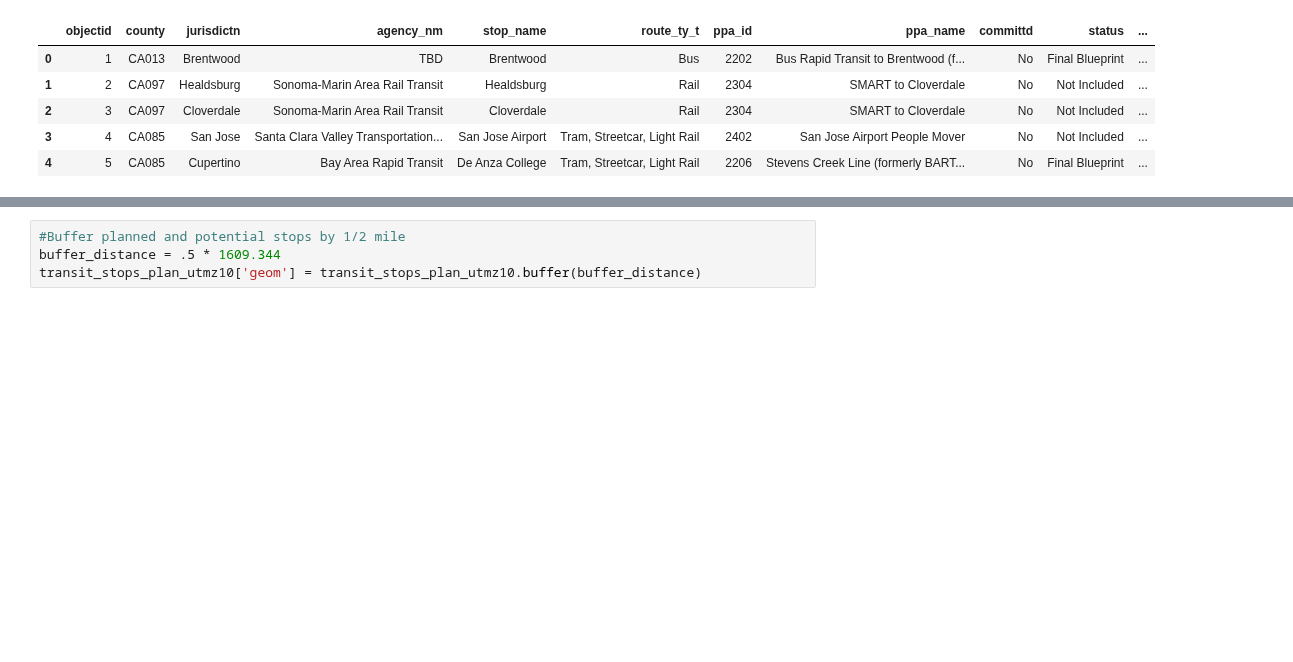
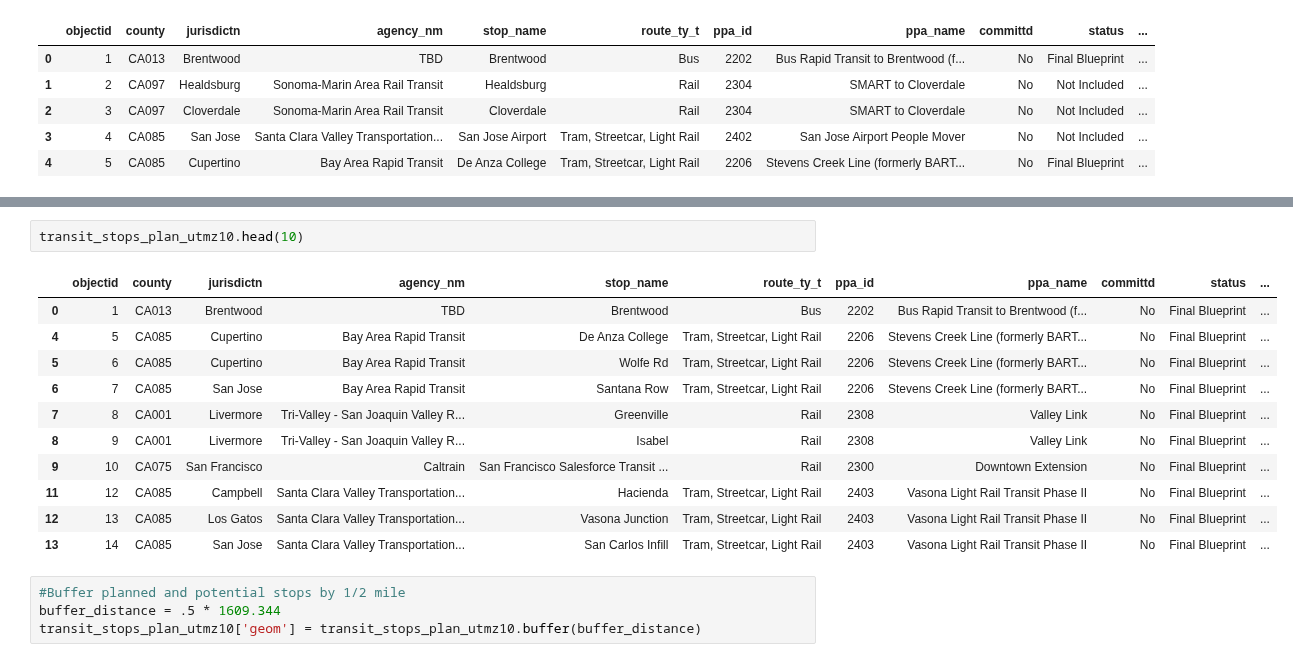
Before and after one commit to BayAreaMetro/Spatial-Analysis-Mapping-Projects, a Jupyter notebook: Project-Documentation/Plan-Bay-Area-2050-Growth-Framework/Scripts/Create Transit Rich Areas Dataset.ipynb, the cells around one changed output, grey strips where cells are left out. Saved outputs shown, nothing was run; the diff lists cells and outputs as text; blank space fills up the shorter version.

```diff
--- a/Project-Documentation/Plan-Bay-Area-2050-Growth-Framework/Scripts/Create Transit Rich Areas Dataset.ipynb
+++ b/Project-Documentation/Plan-Bay-Area-2050-Growth-Framework/Scripts/Create Transit Rich Areas Dataset.ipynb
@@ -226,3 +268,17 @@ memory usage: 1.8+ KB
+# %%
+transit_stops_plan_utmz10.head(10)
+# %% [output]
+|  | objectid | county | jurisdictn | agency_nm | stop_name | route_ty_t | ppa_id | ppa_name | committd | status | ... |
+| 0 | 1 | CA013 | Brentwood | TBD | Brentwood | Bus | 2202 | Bus Rapid Transit to Brentwood (f... | No | Final Blueprint | ... |
+| 4 | 5 | CA085 | Cupertino | Bay Area Rapid Transit | De Anza College | Tram, Streetcar, Light Rail | 2206 | Stevens Creek Line (formerly BART... | No | Final Blueprint | ... |
+| 5 | 6 | CA085 | Cupertino | Bay Area Rapid Transit | Wolfe Rd | Tram, Streetcar, Light Rail | 2206 | Stevens Creek Line (formerly BART... | No | Final Blueprint | ... |
+| 6 | 7 | CA085 | San Jose | Bay Area Rapid Transit | Santana Row | Tram, Streetcar, Light Rail | 2206 | Stevens Creek Line (formerly BART... | No | Final Blueprint | ... |
+| 7 | 8 | CA001 | Livermore | Tri-Valley - San Joaquin Valley R... | Greenville | Rail | 2308 | Valley Link | No | Final Blueprint | ... |
+| 8 | 9 | CA001 | Livermore | Tri-Valley - San Joaquin Valley R... | Isabel | Rail | 2308 | Valley Link | No | Final Blueprint | ... |
+| 9 | 10 | CA075 | San Francisco | Caltrain | San Francisco Salesforce Transit ... | Rail | 2300 | Downtown Extension | No | Final Blueprint | ... |
+| 11 | 12 | CA085 | Campbell | Santa Clara Valley Transportation... | Hacienda | Tram, Streetcar, Light Rail | 2403 | Vasona Light Rail Transit Phase II | No | Final Blueprint | ... |
+| 12 | 13 | CA085 | Los Gatos | Santa Clara Valley Transportation... | Vasona Junction | Tram, Streetcar, Light Rail | 2403 | Vasona Light Rail Transit Phase II | No | Final Blueprint | ... |
+| 13 | 14 | CA085 | San Jose | Santa Clara Valley Transportation... | San Carlos Infill | Tram, Streetcar, Light Rail | 2403 | Vasona Light Rail Transit Phase II | No | Final Blueprint | ... |
 # %%
 #Buffer planned and potential stops by 1/2 mile
 buffer_distance = .5 * 1609.344
```
Also changed, not shown: parts of 21 cells of this notebook.
